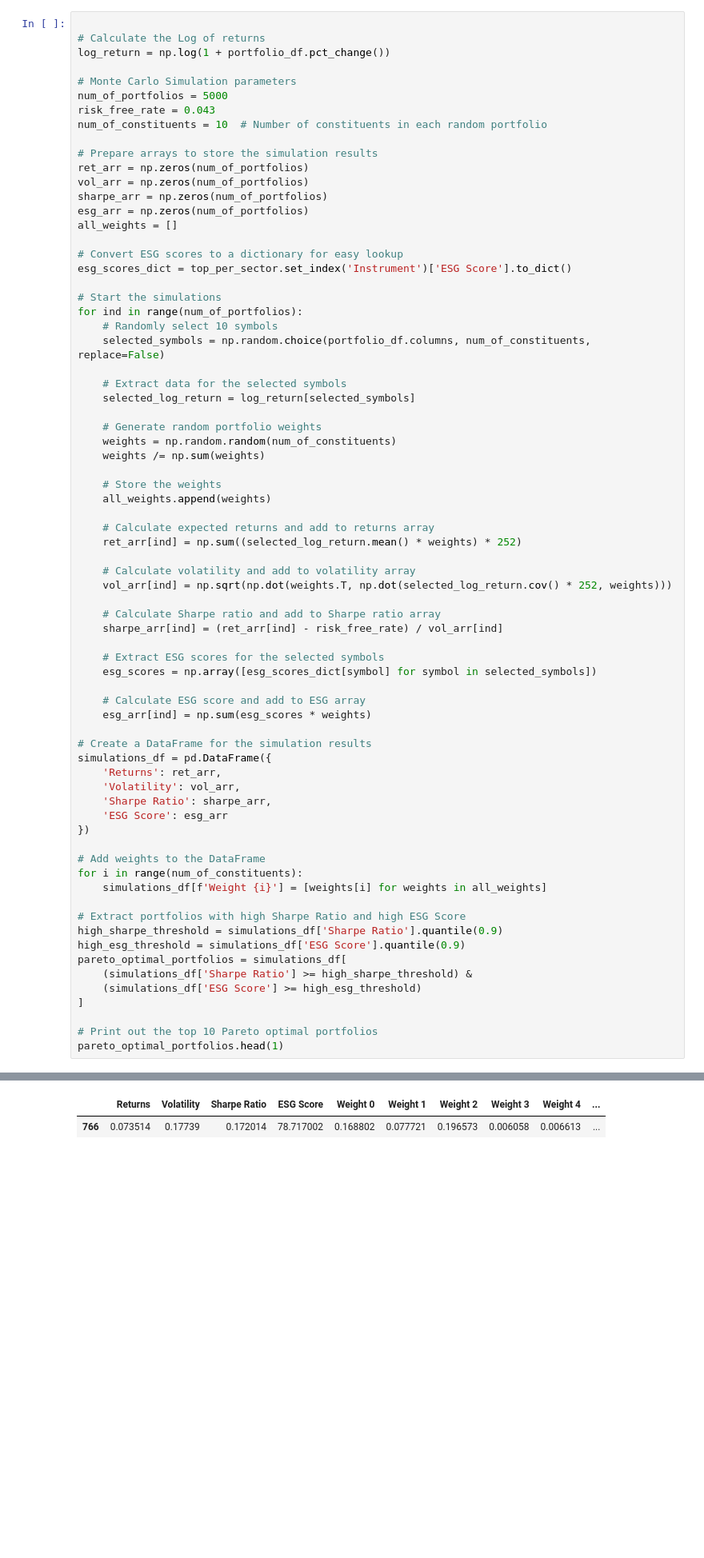
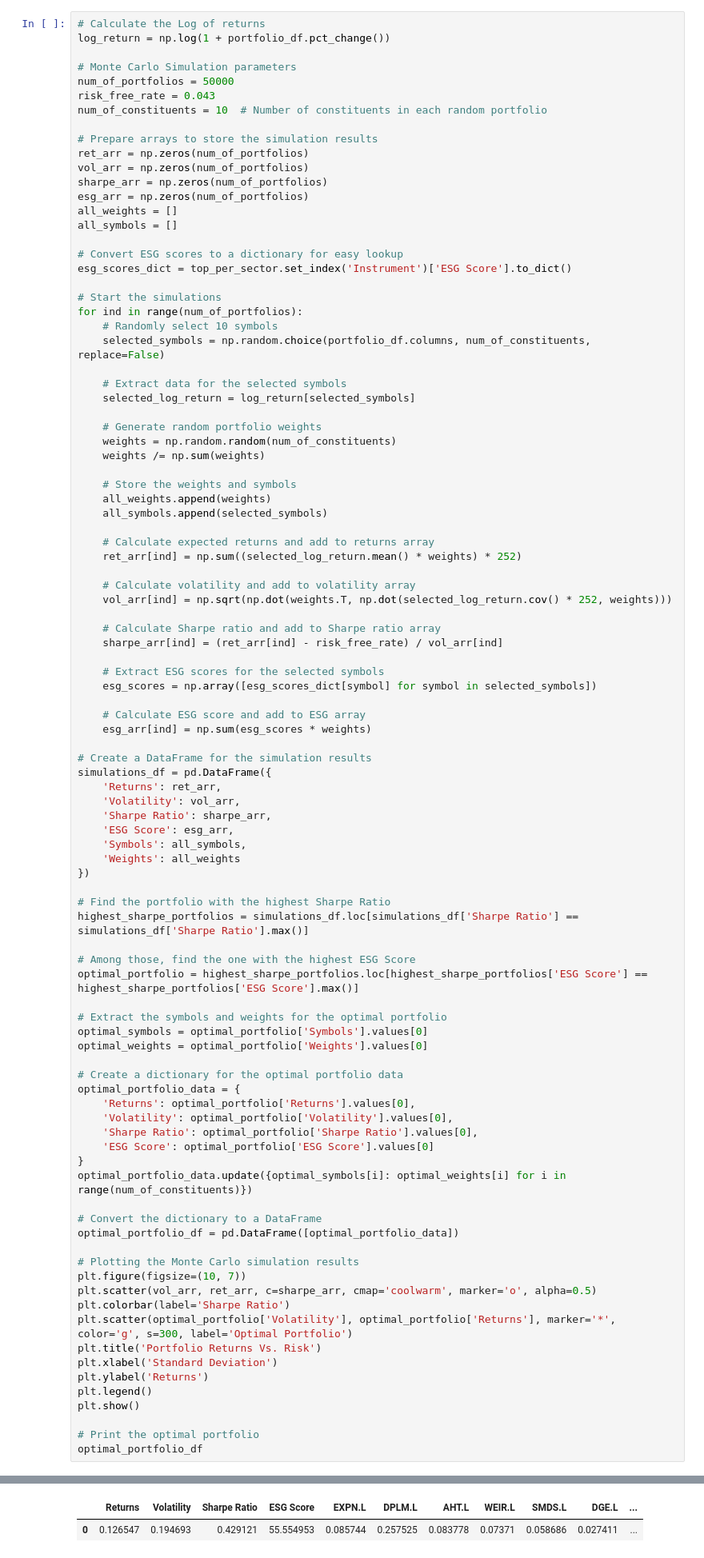
Before and after one commit to SambhavJain04/ESG_PortOpt, a Jupyter notebook: port_opt.ipynb, the cells around one changed output, grey strips where cells are left out. Shown at 80% size. Cells and saved outputs as stored; diff of their text form; blank space fills up the shorter version.

```diff
--- a/port_opt.ipynb
+++ b/port_opt.ipynb
@@ -569,12 +568,11 @@ plt.show()
 # %% [markdown]
 # Monte Carlo with 10 portfolios in each monte carlo simulation
 # %%
-
 # Calculate the Log of returns
 log_return = np.log(1 + portfolio_df.pct_change())
 
 # Monte Carlo Simulation parameters
-num_of_portfolios = 5000
+num_of_portfolios = 50000
 risk_free_rate = 0.043
 num_of_constituents = 10  # Number of constituents in each random portfolio
 
@@ -584,6 +582,7 @@ vol_arr = np.zeros(num_of_portfolios)
 sharpe_arr = np.zeros(num_of_portfolios)
 esg_arr = np.zeros(num_of_portfolios)
 all_weights = []
+all_symbols = []
 
 # Convert ESG scores to a dictionary for easy lookup
 esg_scores_dict = top_per_sector.set_index('Instrument')['ESG Score'].to_dict()
@@ -600,8 +599,9 @@ for ind in range(num_of_portfolios):
     weights = np.random.random(num_of_constituents)
     weights /= np.sum(weights)
 
-    # Store the weights
+    # Store the weights and symbols
     all_weights.append(weights)
+    all_symbols.append(selected_symbols)
 
     # Calculate expected returns and add to returns array
     ret_arr[ind] = np.sum((selected_log_return.mean() * weights) * 252)
@@ -623,21 +623,44 @@ simulations_df = pd.DataFrame({
     'Returns': ret_arr,
     'Volatility': vol_arr,
     'Sharpe Ratio': sharpe_arr,
-    'ESG Score': esg_arr
+    'ESG Score': esg_arr,
+    'Symbols': all_symbols,
+    'Weights': all_weights
 })
 
-# Add weights to the DataFrame
-for i in range(num_of_constituents):
-    simulations_df[f'Weight {i}'] = [weights[i] for weights in all_weights]
+# Find the portfolio with the highest Sharpe Ratio
+highest_sharpe_portfolios = simulations_df.loc[simulations_df['Sharpe Ratio'] == simulations_df['Sharpe Ratio'].max()]
 
-# Extract portfolios with high Sharpe Ratio and high ESG Score
-high_sharpe_threshold = simulations_df['Sharpe Ratio'].quantile(0.9)
-high_esg_threshold = simulations_df['ESG Score'].quantile(0.9)
-pareto_optimal_portfolios = simulations_df[
-    (simulations_df['Sharpe Ratio'] >= high_sharpe_threshold) &
-    (simulations_df['ESG Score'] >= high_esg_threshold)
-]
+# Among those, find the one with the highest ESG Score
+optimal_portfolio = highest_sharpe_portfolios.loc[highest_sharpe_portfolios['ESG Score'] == highest_sharpe_portfolios['ESG Score'].max()]
 
-# Print out the top 10 Pareto optimal portfolios
-pareto_optimal_portfolios.head(1)
+# Extract the symbols and weights for the optimal portfolio
+optimal_symbols = optimal_portfolio['Symbols'].values[0]
+optimal_weights = optimal_portfolio['Weights'].values[0]
+
+# Create a dictionary for the optimal portfolio data
+optimal_portfolio_data = {
+    'Returns': optimal_portfolio['Returns'].values[0],
+    'Volatility': optimal_portfolio['Volatility'].values[0],
+    'Sharpe Ratio': optimal_portfolio['Sharpe Ratio'].values[0],
+    'ESG Score': optimal_portfolio['ESG Score'].values[0]
+}
+optimal_portfolio_data.update({optimal_symbols[i]: optimal_weights[i] for i in range(num_of_constituents)})
+
+# Convert the dictionary to a DataFrame
+optimal_portfolio_df = pd.DataFrame([optimal_portfolio_data])
+
+# Plotting the Monte Carlo simulation results
+plt.figure(figsize=(10, 7))
+plt.scatter(vol_arr, ret_arr, c=sharpe_arr, cmap='coolwarm', marker='o', alpha=0.5)
+plt.colorbar(label='Sharpe Ratio')
+plt.scatter(optimal_portfolio['Volatility'], optimal_portfolio['Returns'], marker='*', color='g', s=300, label='Optimal Portfolio')
+plt.title('Portfolio Returns Vs. Risk')
+plt.xlabel('Standard Deviation')
+plt.ylabel('Returns')
+plt.legend()
+plt.show()
+
+# Print the optimal portfolio
+optimal_portfolio_df
 # %% [output]
@@ -644,5 +668,5 @@ pareto_optimal_portfolios.head(1)
-|  | Returns | Volatility | Sharpe Ratio | ESG Score | Weight 0 | Weight 1 | Weight 2 | Weight 3 | Weight 4 | ... |
-| 766 | 0.073514 | 0.17739 | 0.172014 | 78.717002 | 0.168802 | 0.077721 | 0.196573 | 0.006058 | 0.006613 | ... |
+|  | Returns | Volatility | Sharpe Ratio | ESG Score | EXPN.L | DPLM.L | AHT.L | WEIR.L | SMDS.L | DGE.L | ... |
+| 0 | 0.126547 | 0.194693 | 0.429121 | 55.554953 | 0.085744 | 0.257525 | 0.083778 | 0.07371 | 0.058686 | 0.027411 | ... |
 # %% [markdown]
 # Optimization
 
```
Also changed, not shown: parts of 3 cells of this notebook.
